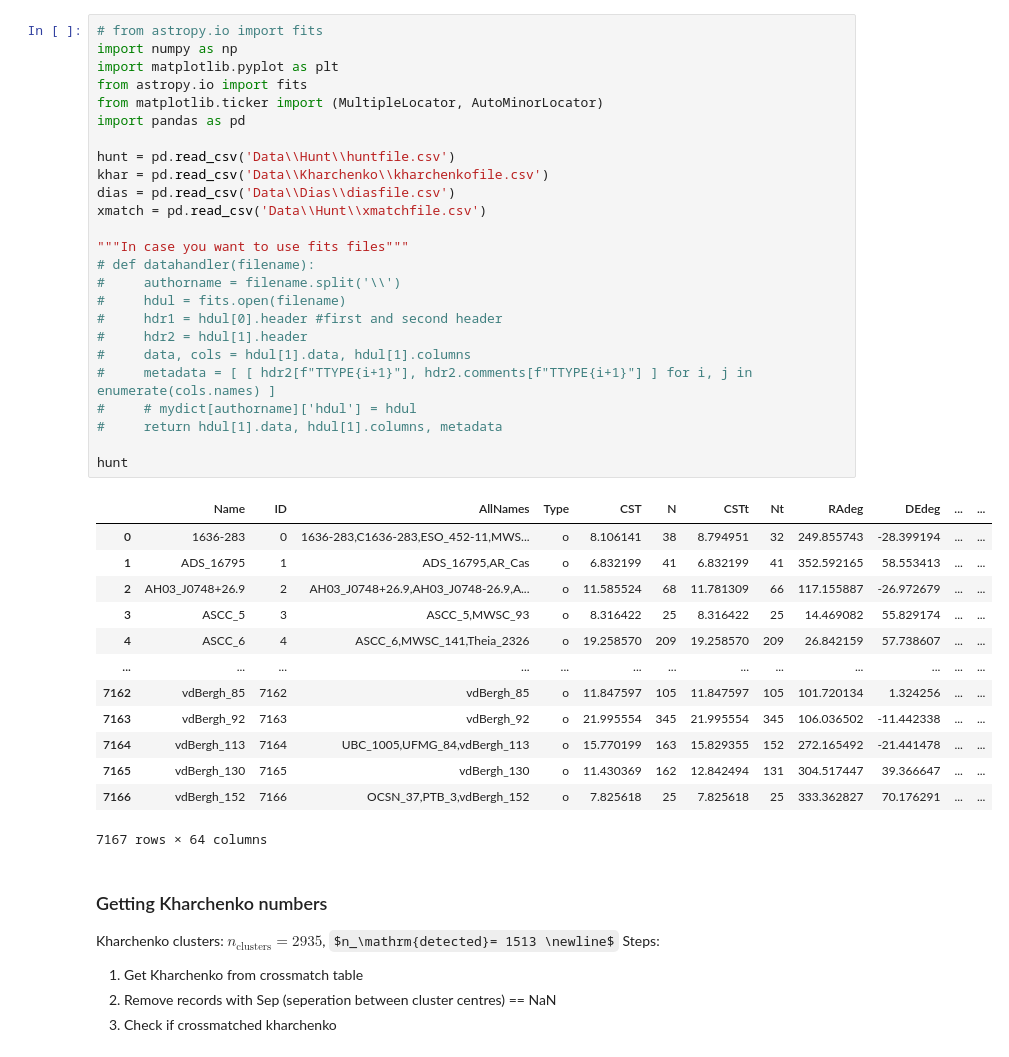
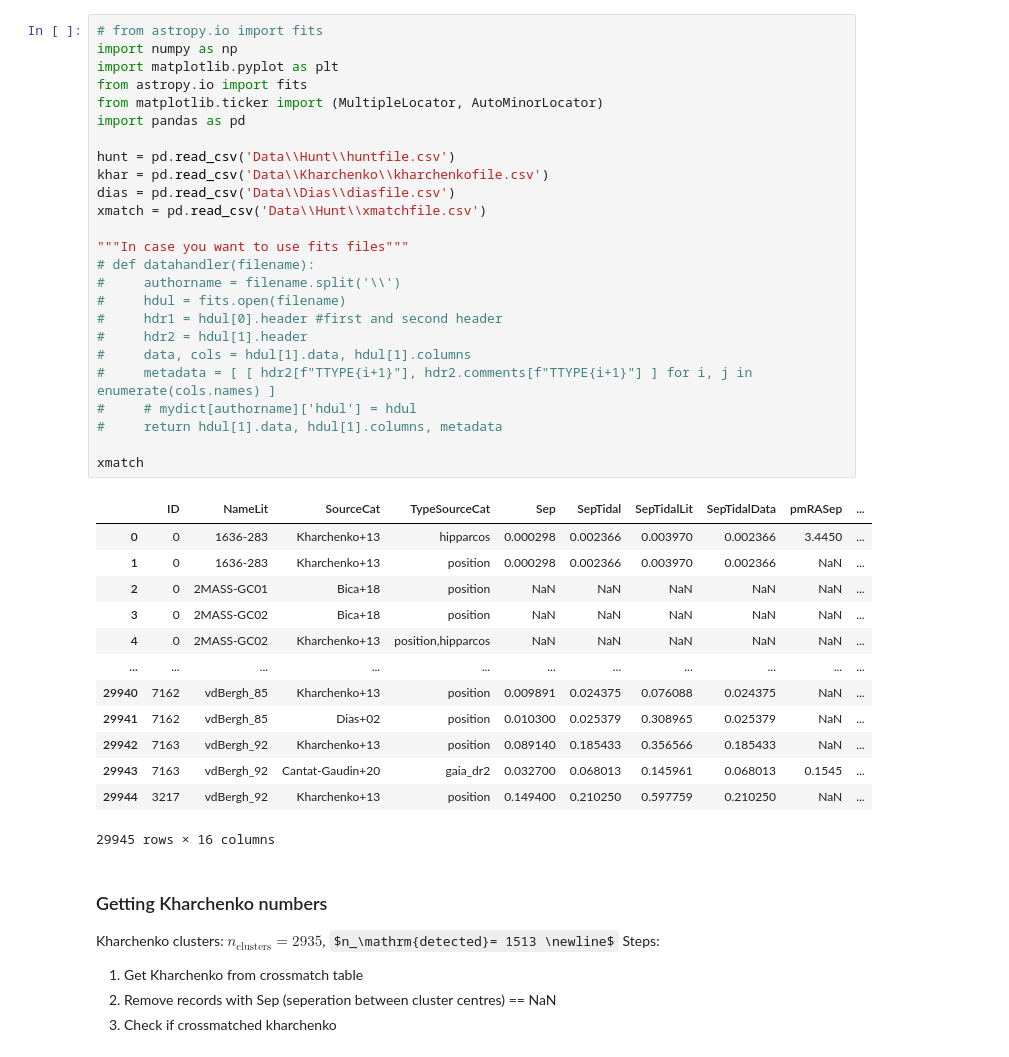
Before and after one commit to jpbatleidenuniv/BRP, a Jupyter notebook: Notebooks/Hunt_notebook.ipynb, the cells around one changed output. Saved outputs shown, nothing was run; the diff lists cells and outputs as text; some formulas as TeX source.

Commit message:
hunt notebook aangepast

```diff
--- a/Notebooks/Hunt_notebook.ipynb
+++ b/Notebooks/Hunt_notebook.ipynb
@@ -1,42 +1,42 @@
 # %%
 # from astropy.io import fits
 import numpy as np
 import matplotlib.pyplot as plt
 from astropy.io import fits
 from matplotlib.ticker import (MultipleLocator, AutoMinorLocator)
 import pandas as pd
 
 hunt = pd.read_csv('Data\\Hunt\\huntfile.csv')
 khar = pd.read_csv('Data\\Kharchenko\\kharchenkofile.csv')
 dias = pd.read_csv('Data\\Dias\\diasfile.csv')
 xmatch = pd.read_csv('Data\\Hunt\\xmatchfile.csv')
 
 """In case you want to use fits files"""
 # def datahandler(filename):
 #     authorname = filename.split('\\')
 #     hdul = fits.open(filename)
 #     hdr1 = hdul[0].header #first and second header
 #     hdr2 = hdul[1].header
 #     data, cols = hdul[1].data, hdul[1].columns
 #     metadata = [ [ hdr2[f"TTYPE{i+1}"], hdr2.comments[f"TTYPE{i+1}"] ] for i, j in enumerate(cols.names) ]
 #     # mydict[authorname]['hdul'] = hdul
 #     return hdul[1].data, hdul[1].columns, metadata
 
-hunt
+xmatch
 # %% [output]
-|  | Name | ID | AllNames | Type | CST | N | CSTt | Nt | RAdeg | DEdeg | ... | ... |
-| 0 | 1636-283 | 0 | 1636-283,C1636-283,ESO_452-11,MWS... | o | 8.106141 | 38 | 8.794951 | 32 | 249.855743 | -28.399194 | ... | ... |
-| 1 | ADS_16795 | 1 | ADS_16795,AR_Cas | o | 6.832199 | 41 | 6.832199 | 41 | 352.592165 | 58.553413 | ... | ... |
-| 2 | AH03_J0748+26.9 | 2 | AH03_J0748+26.9,AH03_J0748-26.9,A... | o | 11.585524 | 68 | 11.781309 | 66 | 117.155887 | -26.972679 | ... | ... |
-| 3 | ASCC_5 | 3 | ASCC_5,MWSC_93 | o | 8.316422 | 25 | 8.316422 | 25 | 14.469082 | 55.829174 | ... | ... |
-| 4 | ASCC_6 | 4 | ASCC_6,MWSC_141,Theia_2326 | o | 19.258570 | 209 | 19.258570 | 209 | 26.842159 | 57.738607 | ... | ... |
-| ... | ... | ... | ... | ... | ... | ... | ... | ... | ... | ... | ... | ... |
-| 7162 | vdBergh_85 | 7162 | vdBergh_85 | o | 11.847597 | 105 | 11.847597 | 105 | 101.720134 | 1.324256 | ... | ... |
-| 7163 | vdBergh_92 | 7163 | vdBergh_92 | o | 21.995554 | 345 | 21.995554 | 345 | 106.036502 | -11.442338 | ... | ... |
-| 7164 | vdBergh_113 | 7164 | UBC_1005,UFMG_84,vdBergh_113 | o | 15.770199 | 163 | 15.829355 | 152 | 272.165492 | -21.441478 | ... | ... |
-| 7165 | vdBergh_130 | 7165 | vdBergh_130 | o | 11.430369 | 162 | 12.842494 | 131 | 304.517447 | 39.366647 | ... | ... |
-| 7166 | vdBergh_152 | 7166 | OCSN_37,PTB_3,vdBergh_152 | o | 7.825618 | 25 | 7.825618 | 25 | 333.362827 | 70.176291 | ... | ... |
+|  | ID | NameLit | SourceCat | TypeSourceCat | Sep | SepTidal | SepTidalLit | SepTidalData | pmRASep | ... |
+| 0 | 0 | 1636-283 | Kharchenko+13 | hipparcos | 0.000298 | 0.002366 | 0.003970 | 0.002366 | 3.4450 | ... |
+| 1 | 0 | 1636-283 | Kharchenko+13 | position | 0.000298 | 0.002366 | 0.003970 | 0.002366 | NaN | ... |
+| 2 | 0 | 2MASS-GC01 | Bica+18 | position | NaN | NaN | NaN | NaN | NaN | ... |
+| 3 | 0 | 2MASS-GC02 | Bica+18 | position | NaN | NaN | NaN | NaN | NaN | ... |
+| 4 | 0 | 2MASS-GC02 | Kharchenko+13 | position,hipparcos | NaN | NaN | NaN | NaN | NaN | ... |
+| ... | ... | ... | ... | ... | ... | ... | ... | ... | ... | ... |
+| 29940 | 7162 | vdBergh_85 | Kharchenko+13 | position | 0.009891 | 0.024375 | 0.076088 | 0.024375 | NaN | ... |
+| 29941 | 7162 | vdBergh_85 | Dias+02 | position | 0.010300 | 0.025379 | 0.308965 | 0.025379 | NaN | ... |
+| 29942 | 7163 | vdBergh_92 | Kharchenko+13 | position | 0.089140 | 0.185433 | 0.356566 | 0.185433 | NaN | ... |
+| 29943 | 7163 | vdBergh_92 | Cantat-Gaudin+20 | gaia_dr2 | 0.032700 | 0.068013 | 0.145961 | 0.068013 | 0.1545 | ... |
+| 29944 | 3217 | vdBergh_92 | Kharchenko+13 | position | 0.149400 | 0.210250 | 0.597759 | 0.210250 | NaN | ... |
-7167 rows × 64 columns
+29945 rows × 16 columns
 # %% [markdown]
 ### Getting Kharchenko numbers
 Kharchenko clusters: $n_\mathrm{clusters}=2935 $, $n_\mathrm{detected}= 1513 \newline$
```
Also changed, not shown: parts of 5 cells of this notebook.
